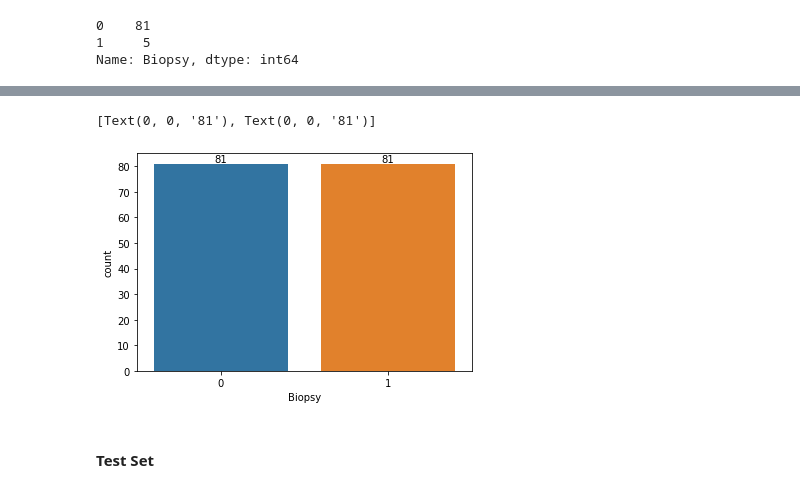
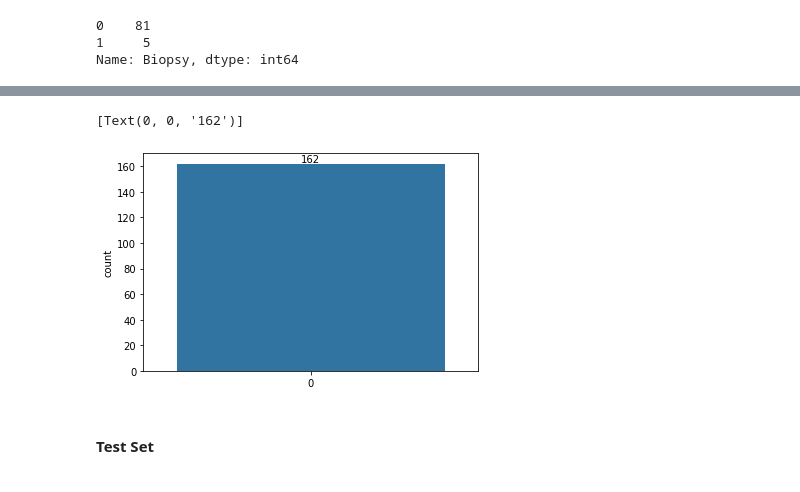
Before and after one commit to ahdeanlau/Cervical-Cancer-Diagnosis-Prediction-Model, a Jupyter notebook: Project Part 1.ipynb, the cells around one changed output, grey strips where cells are left out. Drawn from its saved outputs; the diff is of its cells as text; code cells hidden in the pictures.

```diff
--- a/Project Part 1.ipynb
+++ b/Project Part 1.ipynb
@@ -1161,13 +1162,13 @@ vald_upsampled['Biopsy'].value_counts()
 Name: Biopsy, dtype: int64
 # %%
 # Visualise the balanced data
-y_vald_countplot = sns.countplot(vald_upsampled['Biopsy'])
+y_vald_countplot = sns.countplot(data=vald_upsampled['Biopsy'])
 
-for container in y_vald_countplot.containers:
-    y_vald_countplot.bar_label(container)
+for data in y_vald_countplot.containers:
+    y_vald_countplot.bar_label(data)
 # %% [output]
-[Text(0, 0, '81'), Text(0, 0, '81')]
+[Text(0, 0, '162')]
-[figure, old version]
+[figure, new version]
 # %% [markdown]
 #### Test Set
 # %%
```
Also changed, not shown: parts of 7 cells of this notebook.
